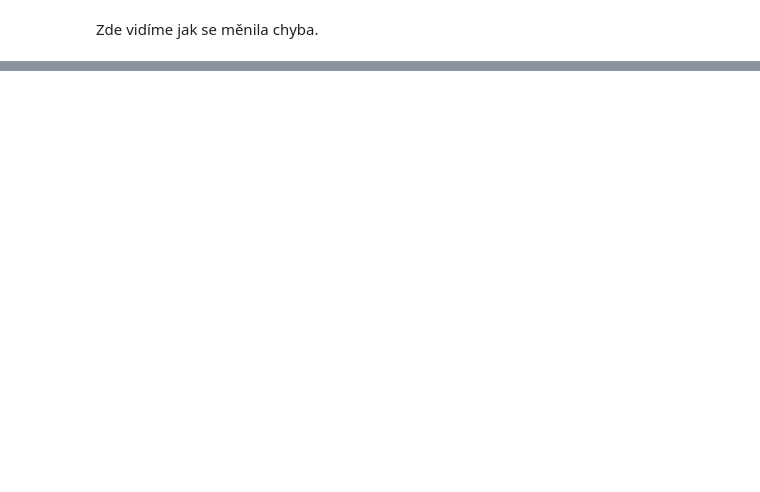
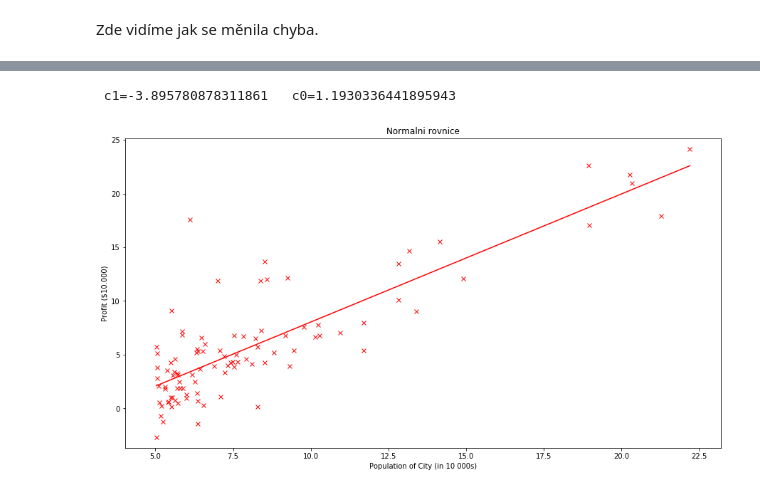
Before and after one commit to rjuppa/su, a Jupyter notebook: lin_reg.ipynb, the cells around one changed output, grey strips where cells are left out. Saved outputs shown, nothing was run; the diff lists cells and outputs as text; code cells hidden in the pictures; blank space fills up the shorter version.

```diff
--- a/lin_reg.ipynb
+++ b/lin_reg.ipynb
@@ -209,0 +199,16 @@ y = c0 + c1*x
+# %%
+from lin_reg import LinRegression
+import matplotlib.pyplot as plt
+import numpy as np
+import math
+
+
+reg = LinRegression()
+reg.load_data()
+
+c = reg.compute_normal_eq()
+reg.draw_normal_eq(c[0], c[1])
+plt.show()
+# %% [output]
+ c1=-3.895780878311861   c0=1.1930336441895943
+[figure, added]
```
Also changed, not shown: parts of 6 cells of this notebook, 1 other file.
